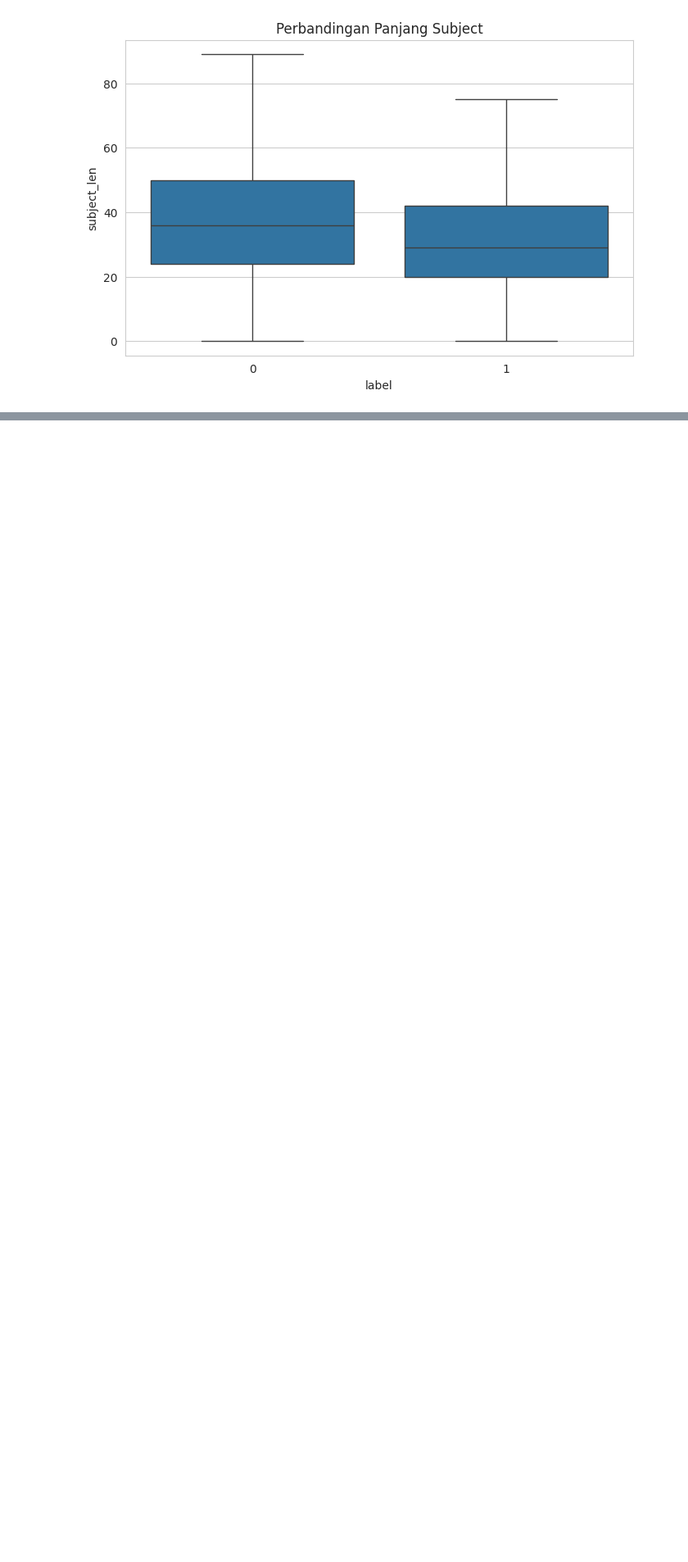
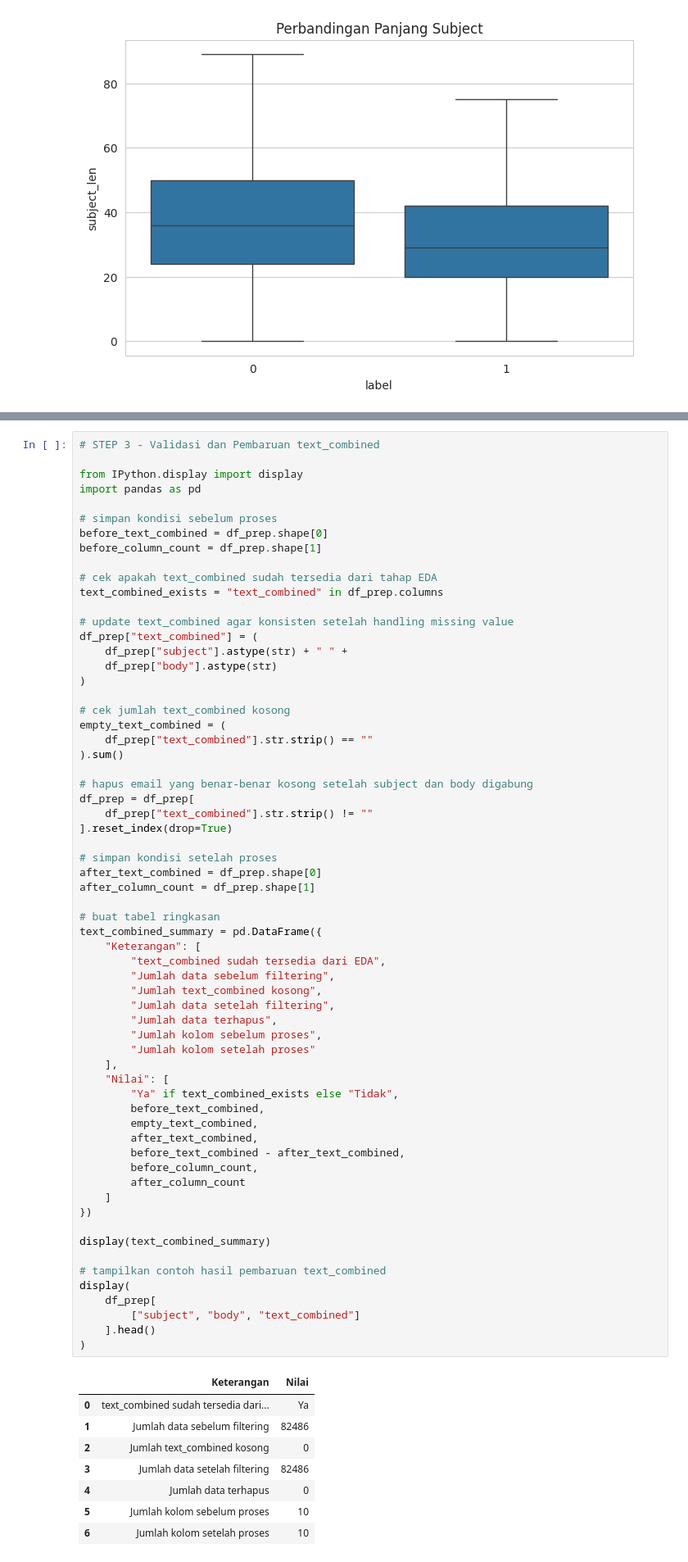
Before and after one commit to syiffac/Machine-Learning-Project_Email-Phising-Detection, a Jupyter notebook: Project_ML_Email_Spam_Detection_Aisyah_Syifa_H1D023043.ipynb, the cells around one changed output, grey strips where cells are left out. Shown at 82% size. Drawn from its saved outputs; the diff is of its cells as text; blank space fills up the shorter version.

```diff
--- a/Project_ML_Email_Spam_Detection_Aisyah_Syifa_H1D023043.ipynb
+++ b/Project_ML_Email_Spam_Detection_Aisyah_Syifa_H1D023043.ipynb
@@ -411,0 +454,72 @@ print(df_prep.shape)
+# %%
+# STEP 3 - Validasi dan Pembaruan text_combined
+
+from IPython.display import display
+import pandas as pd
+
+# simpan kondisi sebelum proses
+before_text_combined = df_prep.shape[0]
+before_column_count = df_prep.shape[1]
+
+# cek apakah text_combined sudah tersedia dari tahap EDA
+text_combined_exists = "text_combined" in df_prep.columns
+
+# update text_combined agar konsisten setelah handling missing value
+df_prep["text_combined"] = (
+    df_prep["subject"].astype(str) + " " +
+    df_prep["body"].astype(str)
+)
+
+# cek jumlah text_combined kosong
+empty_text_combined = (
+    df_prep["text_combined"].str.strip() == ""
+).sum()
+
+# hapus email yang benar-benar kosong setelah subject dan body digabung
+df_prep = df_prep[
+    df_prep["text_combined"].str.strip() != ""
+].reset_index(drop=True)
+
+# simpan kondisi setelah proses
+after_text_combined = df_prep.shape[0]
+after_column_count = df_prep.shape[1]
+
+# buat tabel ringkasan
+text_combined_summary = pd.DataFrame({
+    "Keterangan": [
+        "text_combined sudah tersedia dari EDA",
+        "Jumlah data sebelum filtering",
+        "Jumlah text_combined kosong",
+        "Jumlah data setelah filtering",
+        "Jumlah data terhapus",
+        "Jumlah kolom sebelum proses",
+        "Jumlah kolom setelah proses"
+    ],
+    "Nilai": [
+        "Ya" if text_combined_exists else "Tidak",
+        before_text_combined,
+        empty_text_combined,
+        after_text_combined,
+        before_text_combined - after_text_combined,
+        before_column_count,
+        after_column_count
+    ]
+})
+
+display(text_combined_summary)
+
+# tampilkan contoh hasil pembaruan text_combined
+display(
+    df_prep[
+        ["subject", "body", "text_combined"]
+    ].head()
+)
+# %% [output]
+|  | Keterangan | Nilai |
+| 0 | text_combined sudah tersedia dari... | Ya |
+| 1 | Jumlah data sebelum filtering | 82486 |
+| 2 | Jumlah text_combined kosong | 0 |
+| 3 | Jumlah data setelah filtering | 82486 |
+| 4 | Jumlah data terhapus | 0 |
+| 5 | Jumlah kolom sebelum proses | 10 |
+| 6 | Jumlah kolom setelah proses | 10 |
```
Also changed, not shown: parts of 18 cells of this notebook.
